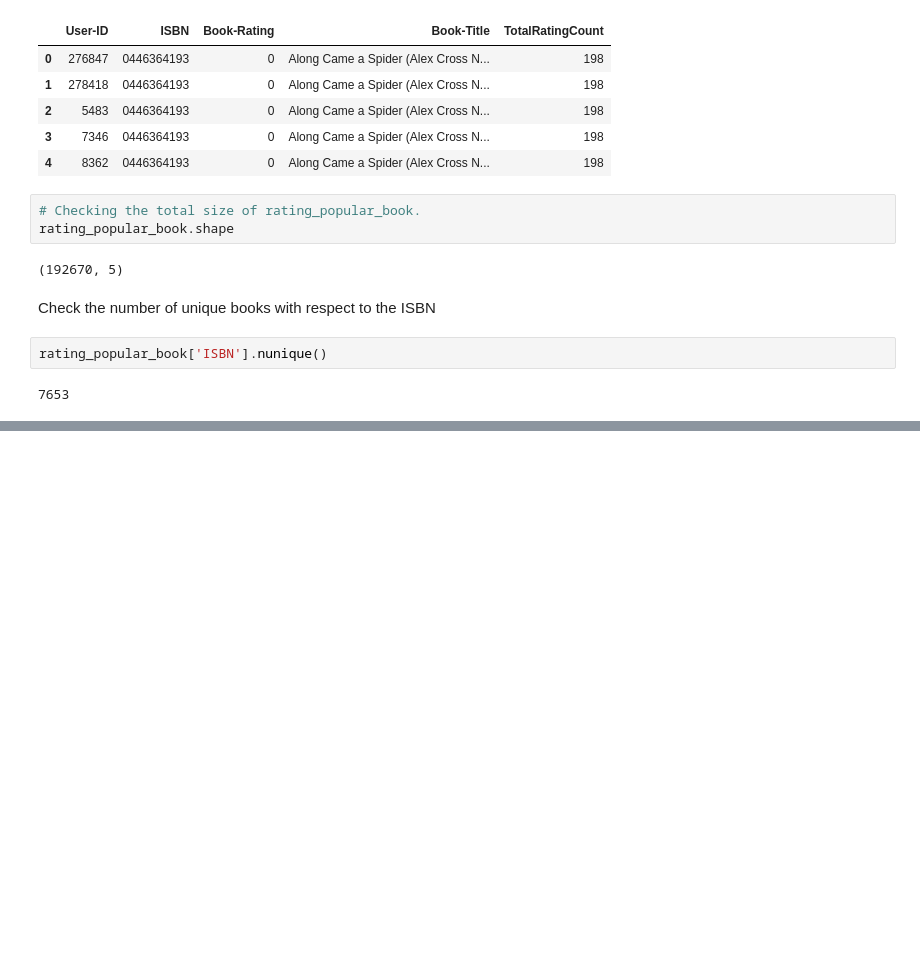
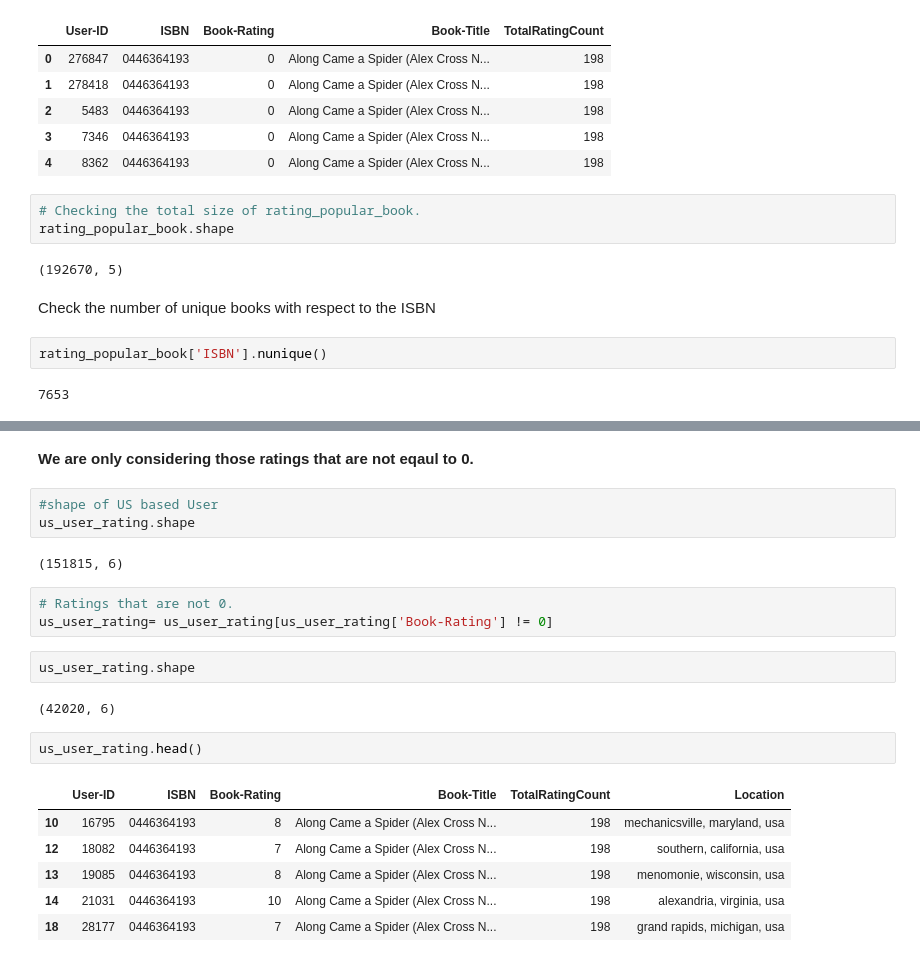
Before and after one commit to Aaryant31/Book_Recommendation_system, a Jupyter notebook: Rahul_Kumar_Soni_Book_Recommendation_System.ipynb, the cells around one changed output, grey strips where cells are left out. Cells and saved outputs as stored; diff of their text form; blank space fills up the shorter version.

```diff
--- a/Rahul_Kumar_Soni_Book_Recommendation_System.ipynb
+++ b/Rahul_Kumar_Soni_Book_Recommendation_System.ipynb
@@ -462,0 +553,23 @@ rating_popular_book['ISBN'].nunique()
+# %% [markdown]
+**We are only considering those ratings that are not eqaul to 0.**
+# %%
+#shape of US based User
+us_user_rating.shape
+# %% [output]
+(151815, 6)
+# %%
+# Ratings that are not 0.
+us_user_rating= us_user_rating[us_user_rating['Book-Rating'] != 0]
+# %%
+us_user_rating.shape
+# %% [output]
+(42020, 6)
+# %%
+us_user_rating.head()
+# %% [output]
+|  | User-ID | ISBN | Book-Rating | Book-Title | TotalRatingCount | Location |
+| 10 | 16795 | 0446364193 | 8 | Along Came a Spider (Alex Cross N... | 198 | mechanicsville, maryland, usa |
+| 12 | 18082 | 0446364193 | 7 | Along Came a Spider (Alex Cross N... | 198 | southern, california, usa |
+| 13 | 19085 | 0446364193 | 8 | Along Came a Spider (Alex Cross N... | 198 | menomonie, wisconsin, usa |
+| 14 | 21031 | 0446364193 | 10 | Along Came a Spider (Alex Cross N... | 198 | alexandria, virginia, usa |
+| 18 | 28177 | 0446364193 | 7 | Along Came a Spider (Alex Cross N... | 198 | grand rapids, michigan, usa |
```
Also changed, not shown: parts of 17 cells of this notebook.
